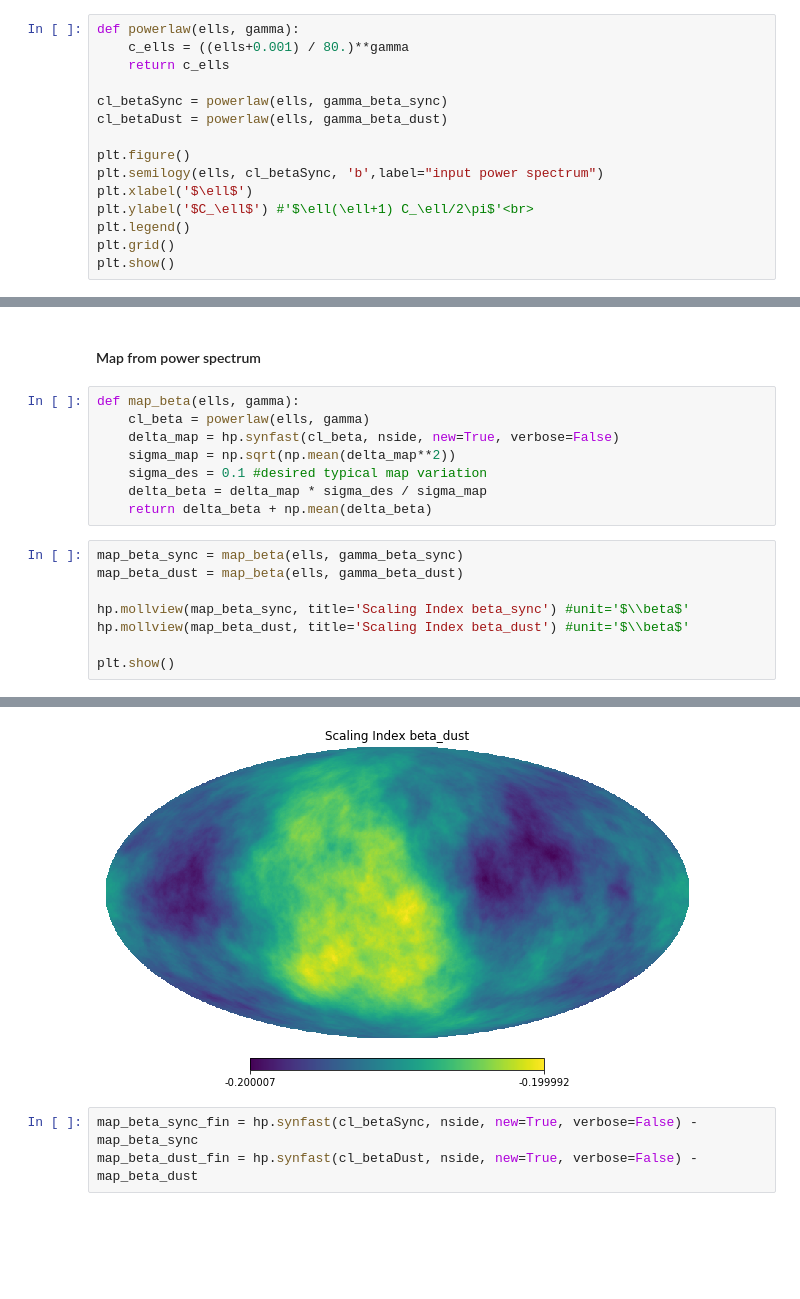
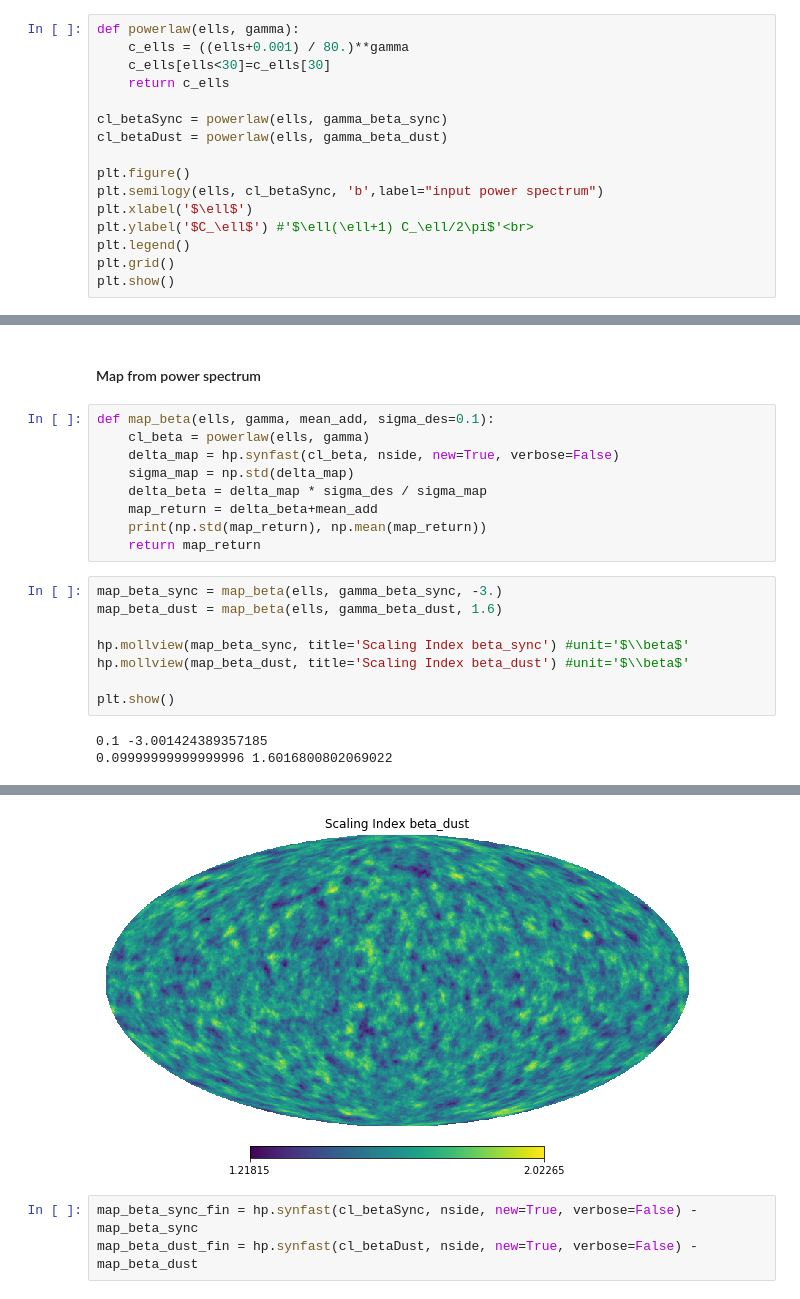
Before and after one commit to susannaaz/SO_BBsims, a Jupyter notebook: beta_scaling.ipynb, the cells around one changed output, grey strips where cells are left out. Saved outputs shown, nothing was run; the diff lists cells and outputs as text; blank space fills up the shorter version.

```diff
--- a/beta_scaling.ipynb
+++ b/beta_scaling.ipynb
@@ -24,6 +24,7 @@ gamma_beta_dust = -3.5
 # %%
 def powerlaw(ells, gamma):
     c_ells = ((ells+0.001) / 80.)**gamma
+    c_ells[ells<30]=c_ells[30]
     return c_ells
 
 cl_betaSync = powerlaw(ells, gamma_beta_sync)
@@ -41,19 +42,22 @@ plt.show()
 # %% [markdown]
 #### Map from power spectrum
 # %%
-def map_beta(ells, gamma):
+def map_beta(ells, gamma, mean_add, sigma_des=0.1):
     cl_beta = powerlaw(ells, gamma)
     delta_map = hp.synfast(cl_beta, nside, new=True, verbose=False)
-    sigma_map = np.sqrt(np.mean(delta_map**2))
-    sigma_des = 0.1 #desired typical map variation
+    sigma_map = np.std(delta_map)
     delta_beta = delta_map * sigma_des / sigma_map
-    return delta_beta + np.mean(delta_beta)
+    map_return = delta_beta+mean_add
+    print(np.std(map_return), np.mean(map_return))
+    return map_return
 # %%
-map_beta_sync = map_beta(ells, gamma_beta_sync)
-map_beta_dust = map_beta(ells, gamma_beta_dust)
+map_beta_sync = map_beta(ells, gamma_beta_sync, -3.)
+map_beta_dust = map_beta(ells, gamma_beta_dust, 1.6)
 
 hp.mollview(map_beta_sync, title='Scaling Index beta_sync') #unit='$\\beta$'
 hp.mollview(map_beta_dust, title='Scaling Index beta_dust') #unit='$\\beta$'
 
 plt.show()
 # %% [output]
+0.1 -3.001424389357185
+0.09999999999999996 1.6016800802069022
@@ -61,4 +65,4 @@ plt.show()
-[figure, old version]
+[figure, new version]
 # %%
 map_beta_sync_fin = hp.synfast(cl_betaSync, nside, new=True, verbose=False) - map_beta_sync
 map_beta_dust_fin = hp.synfast(cl_betaDust, nside, new=True, verbose=False) - map_beta_dust
```
Also changed, not shown: parts of 4 cells of this notebook.
